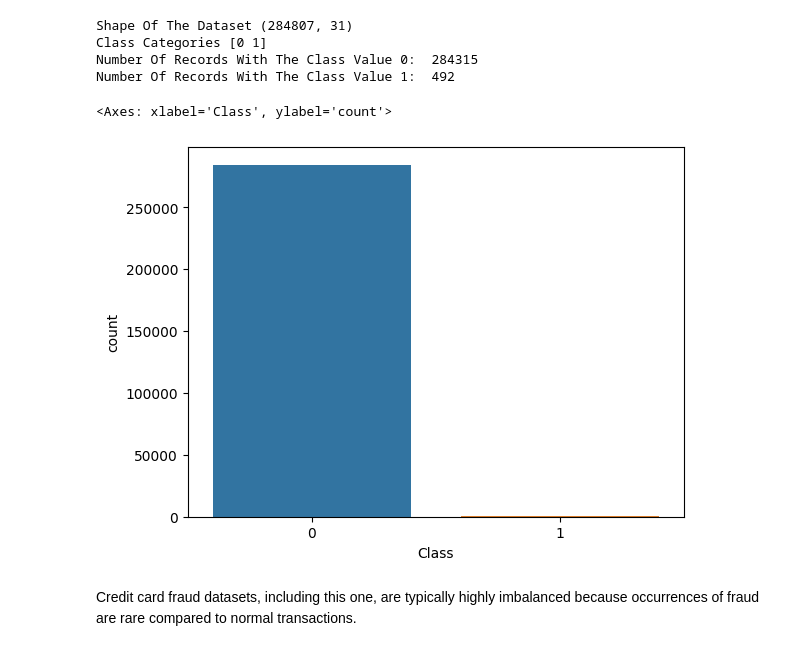
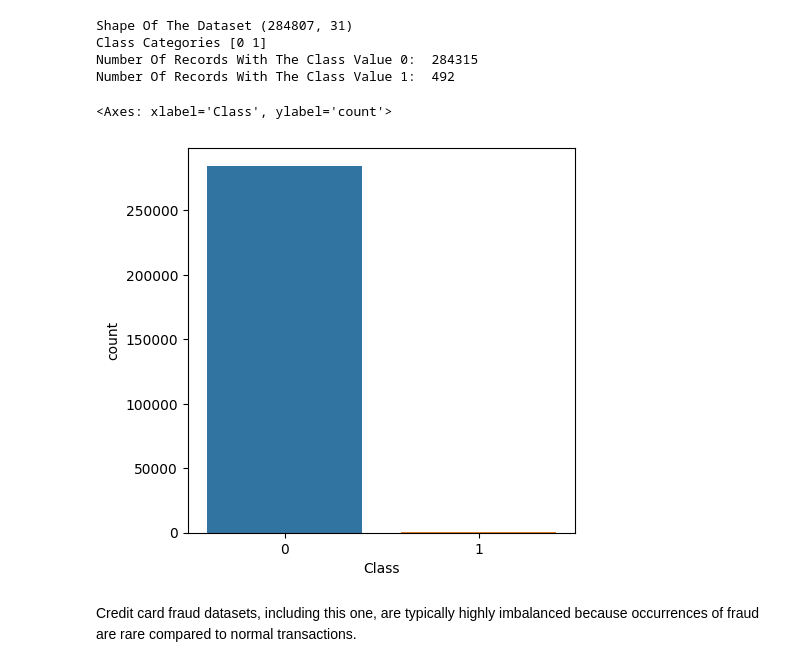
Before and after one commit to EL-MEHDI-git/Credit-card-fraud-detection, a Jupyter notebook: credit-card-fraud-detection.ipynb, the cells around one changed output. Drawn from its saved outputs; the diff is of its cells as text; code cells hidden in the pictures.

```diff
--- a/credit-card-fraud-detection.ipynb
+++ b/credit-card-fraud-detection.ipynb
@@ -54,9 +54,10 @@ Number Of Records With The Class Value 0:  284315
 Number Of Records With The Class Value 1:  492
 # %%
 # Create a count plot to visualize the distribution of classes in the 'Class' column of the DataFrame df
+plt.figure(figsize=(5, 5))
 sns.countplot(x='Class', data=df)
 # %% [output]
 <Axes: xlabel='Class', ylabel='count'>
-[figure, old version]
+[figure, new version]
 # %% [markdown]
 Credit card fraud datasets, including this one, are typically highly imbalanced because occurrences of fraud are rare compared to normal transactions.
```
Also changed, not shown: parts of 10 cells of this notebook.
